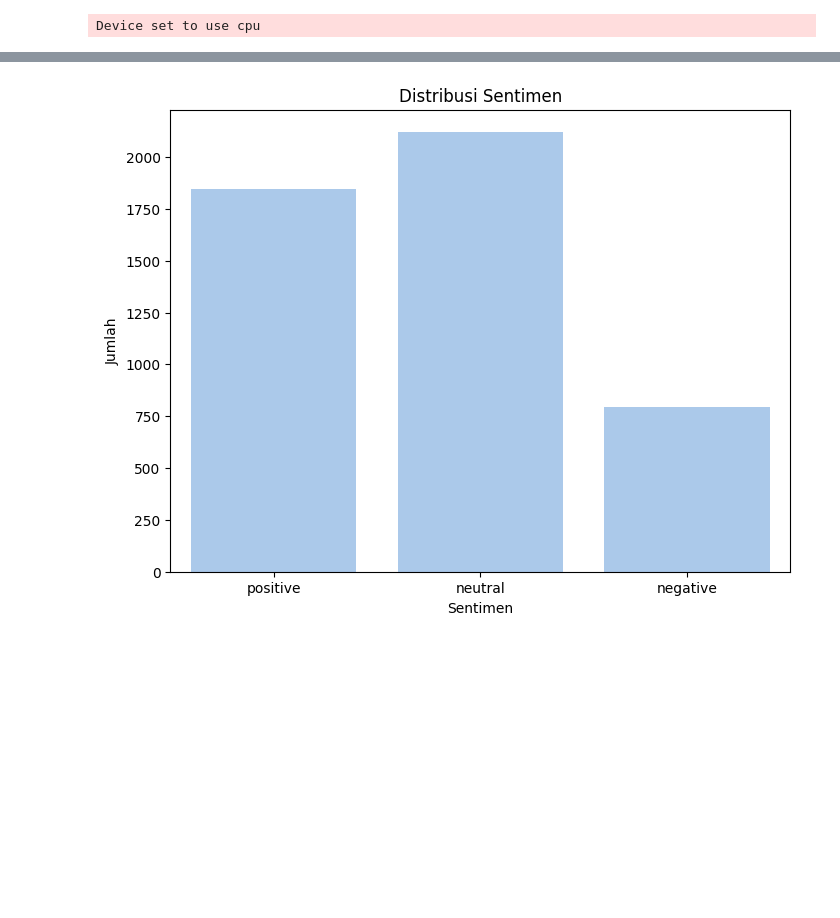
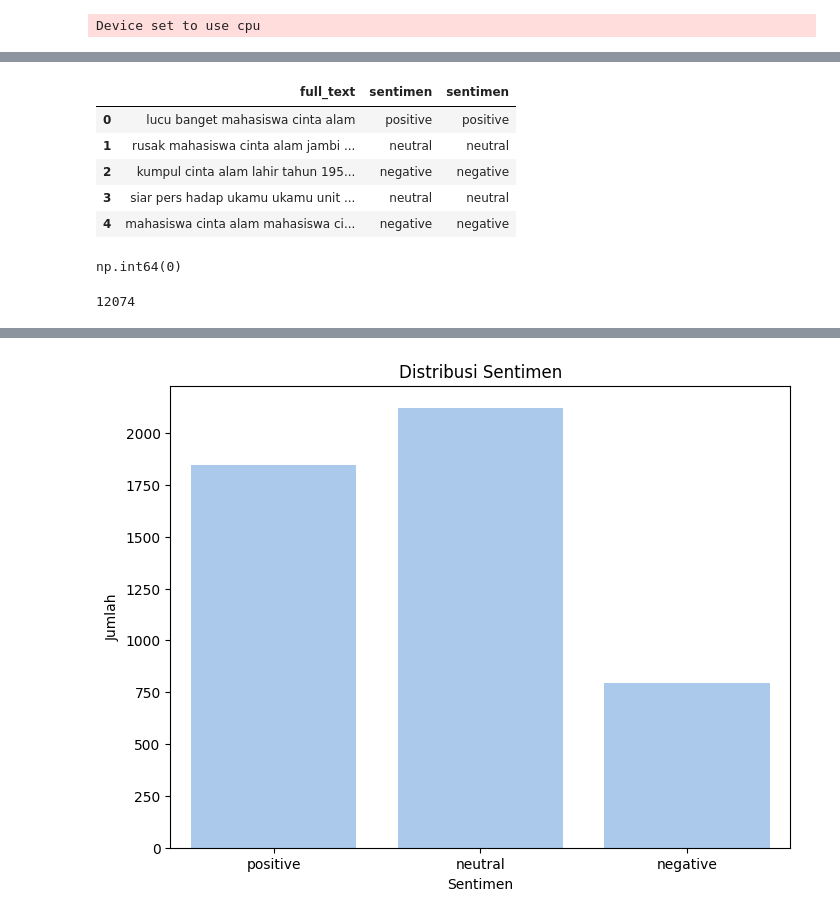
Before and after one commit to tiara070403/skripsi, a Jupyter notebook: skripsi4.ipynb, the cells around one changed output, grey strips where cells are left out. Saved outputs shown, nothing was run; the diff lists cells and outputs as text; code cells hidden in the pictures; blank space fills up the shorter version.

```diff
--- a/skripsi4.ipynb
+++ b/skripsi4.ipynb
@@ -265,0 +327,16 @@ sentimen_counts
+# %%
+# Menggabungkan kedua attribut
+at1 = pd.read_csv('/content/labelingg.csv')
+at2 = pd.read_csv('/content/crawling.csv')
+att2 = at1['sentimen']
+
+result = pd.concat([at1, att2], axis=1)
+# %%
+result.head()
+# %% [output]
+|  | full_text | sentimen | sentimen |
+| 0 | lucu banget mahasiswa cinta alam | positive | positive |
+| 1 | rusak mahasiswa cinta alam jambi ... | neutral | neutral |
+| 2 | kumpul cinta alam lahir tahun 195... | negative | negative |
+| 3 | siar pers hadap ukamu ukamu unit ... | neutral | neutral |
+| 4 | mahasiswa cinta alam mahasiswa ci... | negative | negative |
@@ -265,0 +348,4 @@ sentimen_counts
+# %%
+full_text.isnull().sum()
+# %% [output]
+np.int64(0)
@@ -265,0 +354,7 @@ sentimen_counts
+# %%
+cv = CountVectorizer()
+term_fit = cv.fit(full_text)
+
+print(len(term_fit.vocabulary_))
+# %% [output]
+12074
```
Also changed, not shown: parts of 32 cells of this notebook.
